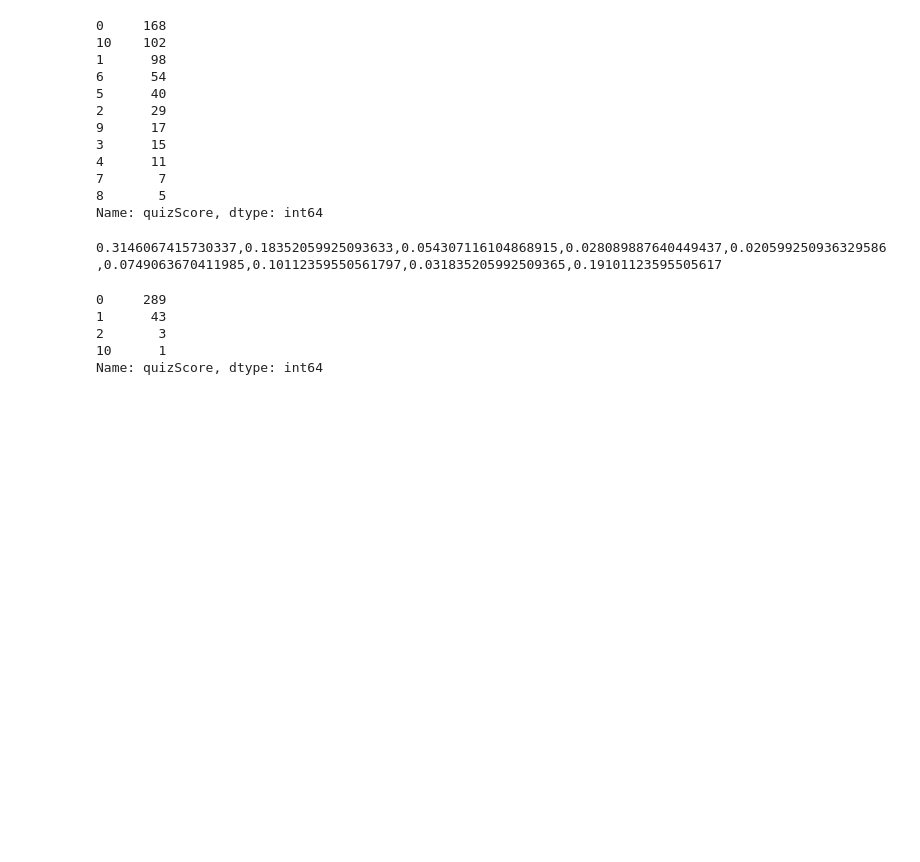
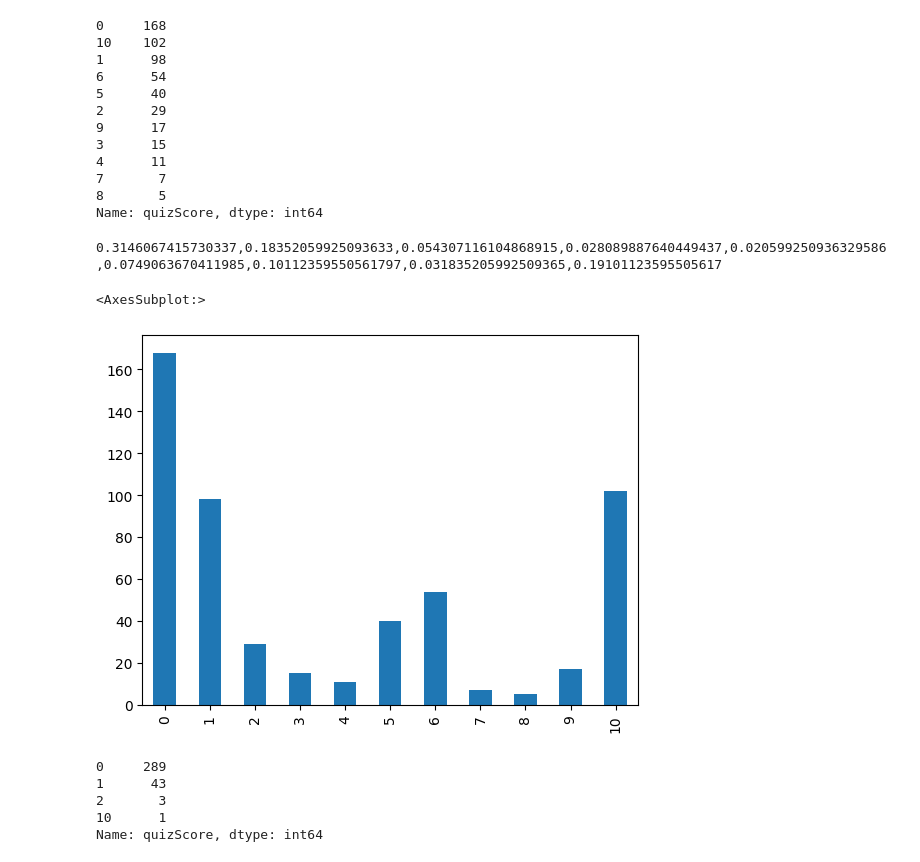
Before and after one commit to ysahil97/RobinHood-NeurIPS-2019, a Jupyter notebook: RL Project/jupy/MDP_MTurk.ipynb, the cells around one changed output. Drawn from its saved outputs; the diff is of its cells as text; code cells hidden in the pictures; blank space fills up the shorter version.

```diff
--- a/RL Project/jupy/MDP_MTurk.ipynb
+++ b/RL Project/jupy/MDP_MTurk.ipynb
@@ -223,6 +238,11 @@ sum = 168+102+98+54+40+29+17+15+11
 print(str(168/sum)+","+str(98/sum)+","+str(29/sum)+","+str(15/sum)+","+str(11/sum)+","+str(40/sum)+","+str(54/sum)+","+str(17/sum)+","+str(102/sum))
 # %% [output]
 0.3146067415730337,0.18352059925093633,0.054307116104868915,0.028089887640449437,0.020599250936329586,0.0749063670411985,0.10112359550561797,0.031835205992509365,0.19101123595505617
+# %%
+dataframe_data_female_1["quizScore"].value_counts().sort_index().plot.bar()
+# %% [output]
+<AxesSubplot:>
+[figure, added]
 # %%
 dataframe_data_female_2["quizScore"].value_counts()
 # %% [output]
```
Also changed, not shown: parts of 21 cells of this notebook.
